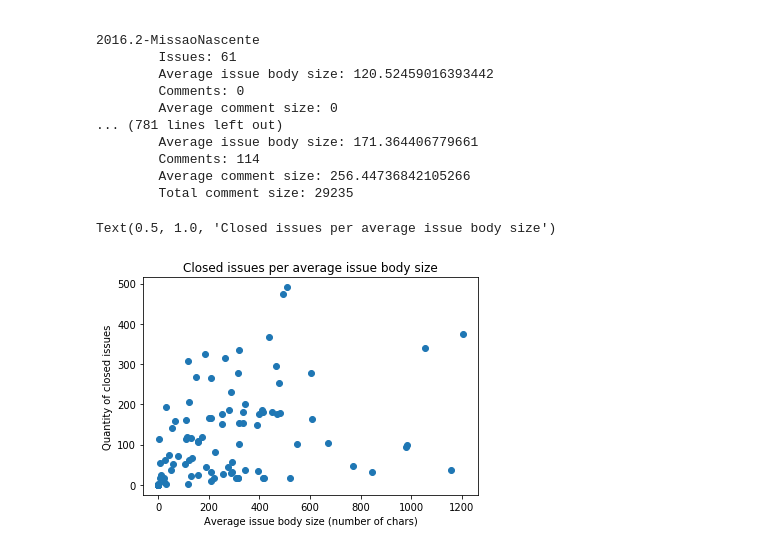
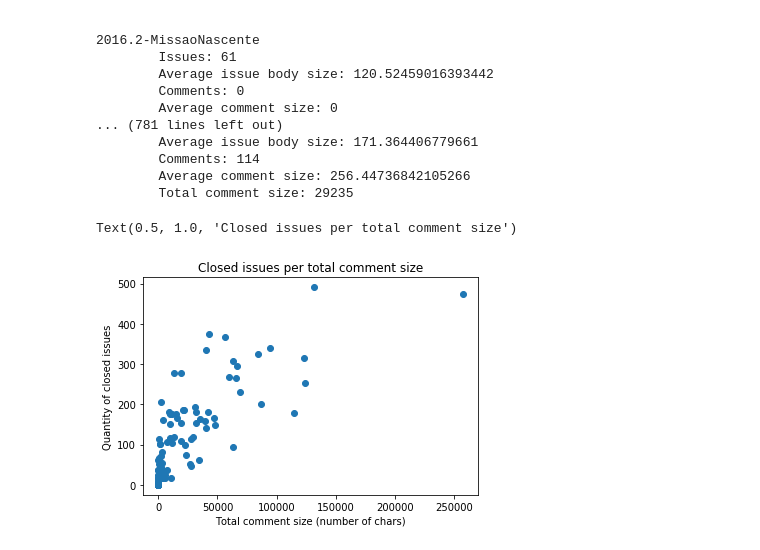
Before and after one commit to victorcmoura/floss-education-impact, a Jupyter notebook: FLOSSEducationImpact.ipynb, the cells around one changed output. Saved outputs shown, nothing was run; the diff lists cells and outputs as text; code cells hidden in the pictures.

```diff
--- a/FLOSSEducationImpact.ipynb
+++ b/FLOSSEducationImpact.ipynb
@@ -293,14 +321,14 @@ for repo in filtered_data_per_repo:
         Total comment size: 29235
 # %%
 plt.plot(
-    [filtered_data_per_repo[repo]['avg_issue_size'] for repo in filtered_data_per_repo],
+    [filtered_data_per_repo[repo]['total_comment_size'] for repo in filtered_data_per_repo],
     [filtered_data_per_repo[repo]['issues'] for repo in filtered_data_per_repo],
     linestyle='',
     marker='o'
 )
-plt.xlabel('Average issue body size (number of chars)')
+plt.xlabel('Total comment size (number of chars)')
 plt.ylabel('Quantity of closed issues')
-plt.title('Closed issues per average issue body size')
+plt.title('Closed issues per total comment size')
 # %% [output]
-Text(0.5, 1.0, 'Closed issues per average issue body size')
+Text(0.5, 1.0, 'Closed issues per total comment size')
-[figure, old version]
+[figure, new version]
```
Also changed, not shown: parts of 8 cells of this notebook.
